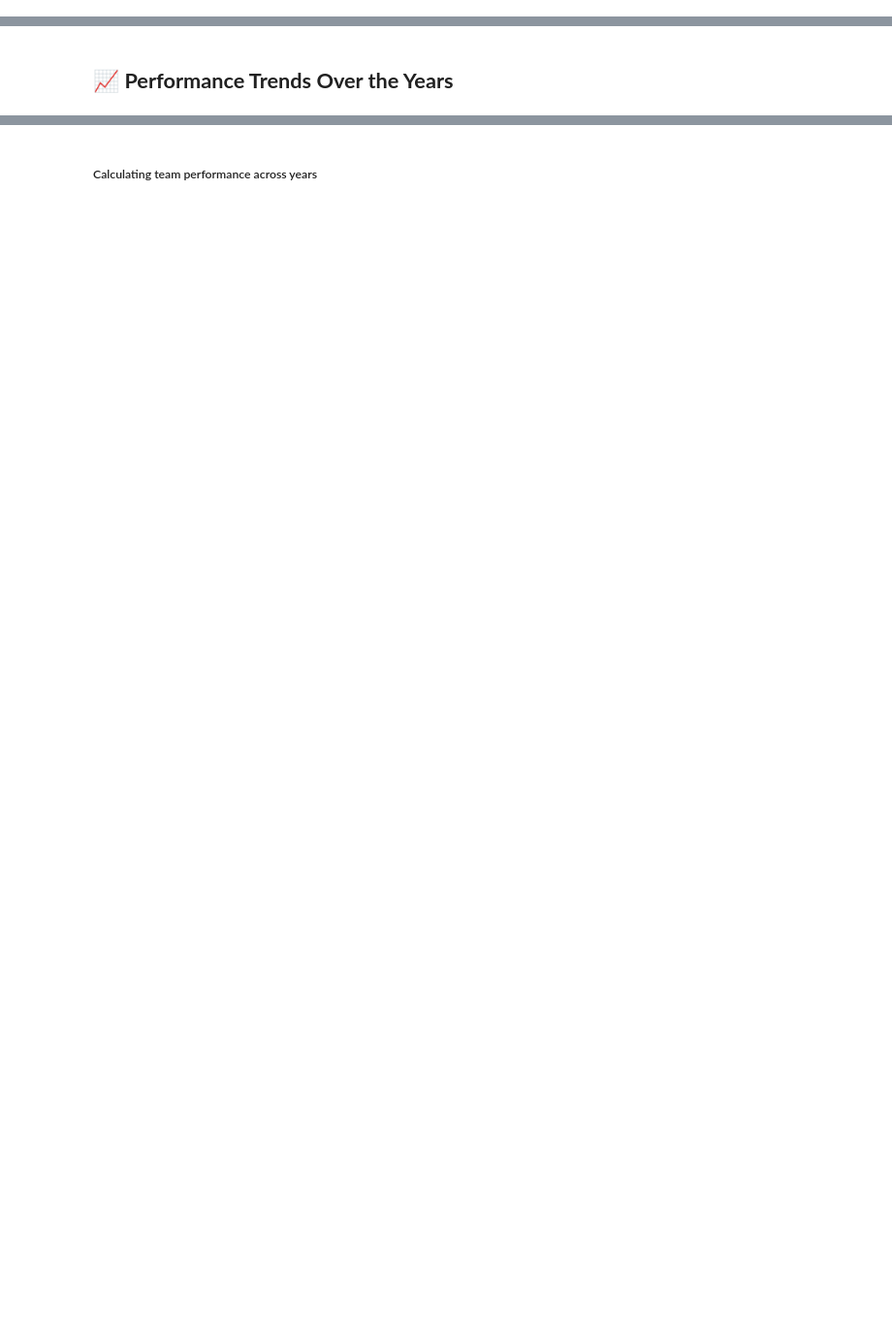
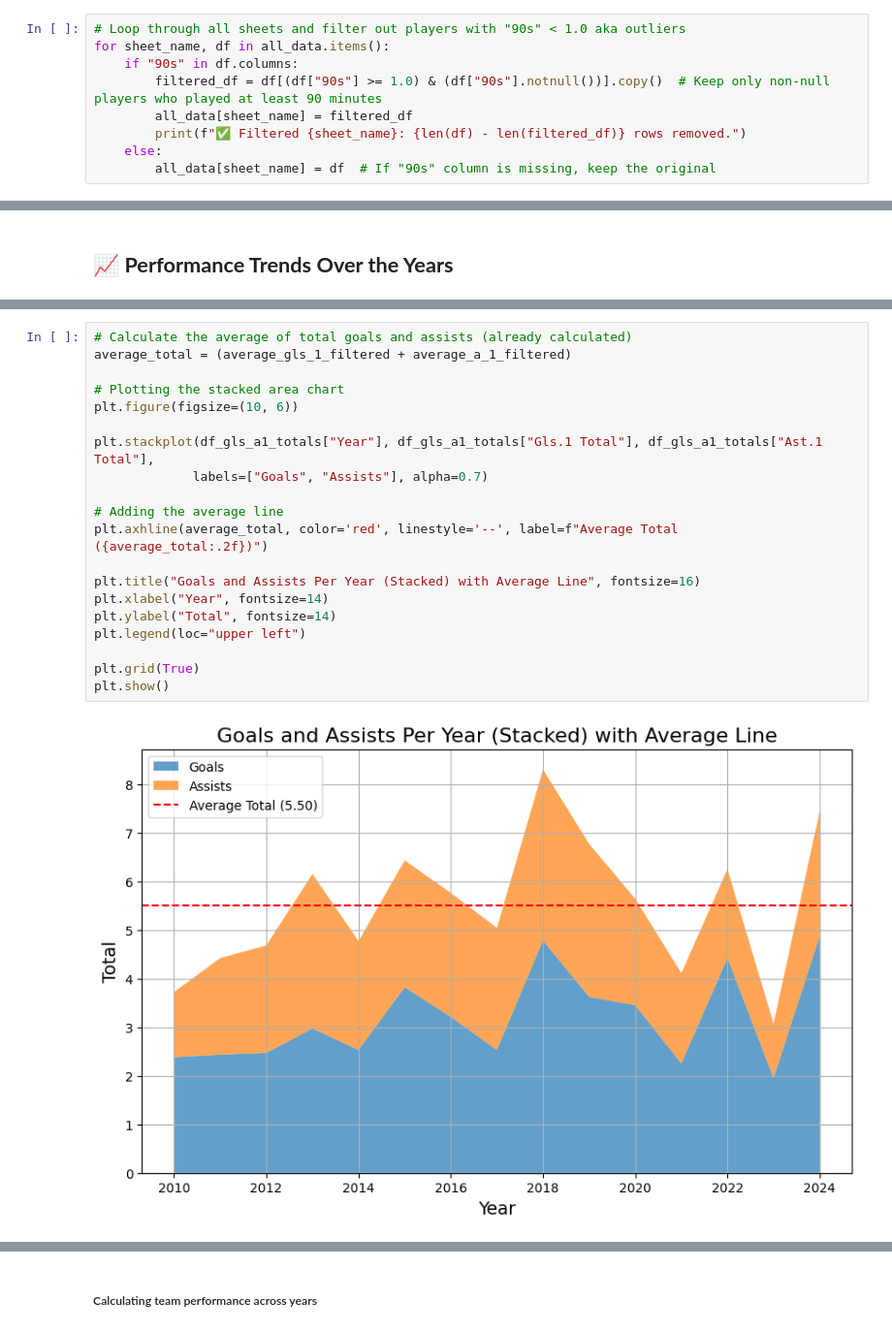
Before and after one commit to LouMeziere/Match-Performance-Analysis, a Jupyter notebook: analysis_roles.ipynb, the cells around one changed output, grey strips where cells are left out. Shown at 97% size. Drawn from its saved outputs; the diff is of its cells as text; blank space fills up the shorter version.

```diff
--- a/analysis_roles.ipynb
+++ b/analysis_roles.ipynb
@@ -64,0 +67,9 @@ for year in range(2010, 2025):
+# %%
+# Loop through all sheets and filter out players with "90s" < 1.0 aka outliers
+for sheet_name, df in all_data.items():
+    if "90s" in df.columns:
+        filtered_df = df[(df["90s"] >= 1.0) & (df["90s"].notnull())].copy()  # Keep only non-null players who played at least 90 minutes
+        all_data[sheet_name] = filtered_df
+        print(f"✅ Filtered {sheet_name}: {len(df) - len(filtered_df)} rows removed.")
+    else:
+        all_data[sheet_name] = df  # If "90s" column is missing, keep the original
@@ -79,0 +198,22 @@ Finding: No overall improvement has been noted. However, the two extreme points
+# %%
+# Calculate the average of total goals and assists (already calculated)
+average_total = (average_gls_1_filtered + average_a_1_filtered)
+
+# Plotting the stacked area chart
+plt.figure(figsize=(10, 6))
+
+plt.stackplot(df_gls_a1_totals["Year"], df_gls_a1_totals["Gls.1 Total"], df_gls_a1_totals["Ast.1 Total"],
+             labels=["Goals", "Assists"], alpha=0.7)
+
+# Adding the average line
+plt.axhline(average_total, color='red', linestyle='--', label=f"Average Total ({average_total:.2f})")
+
+plt.title("Goals and Assists Per Year (Stacked) with Average Line", fontsize=16)
+plt.xlabel("Year", fontsize=14)
+plt.ylabel("Total", fontsize=14)
+plt.legend(loc="upper left")
+
+plt.grid(True)
+plt.show()
+# %% [output]
+[figure, added]
```
Also changed, not shown: parts of 22 cells of this notebook, 2 other files.
